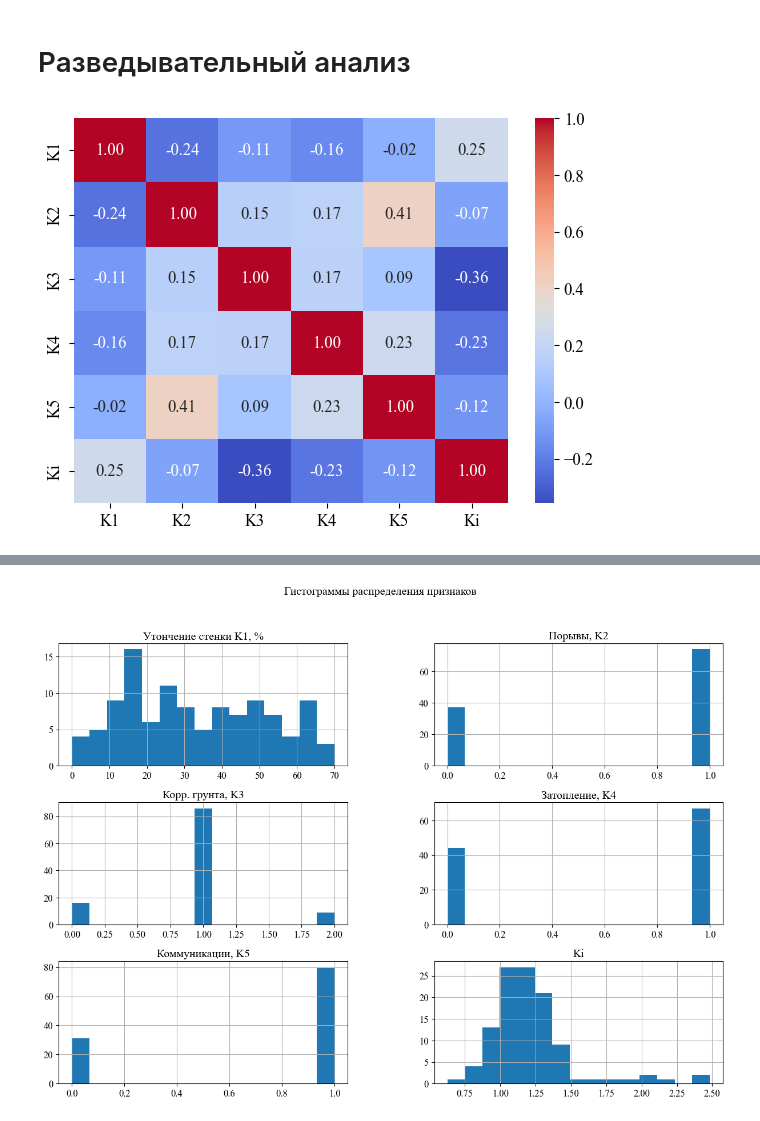
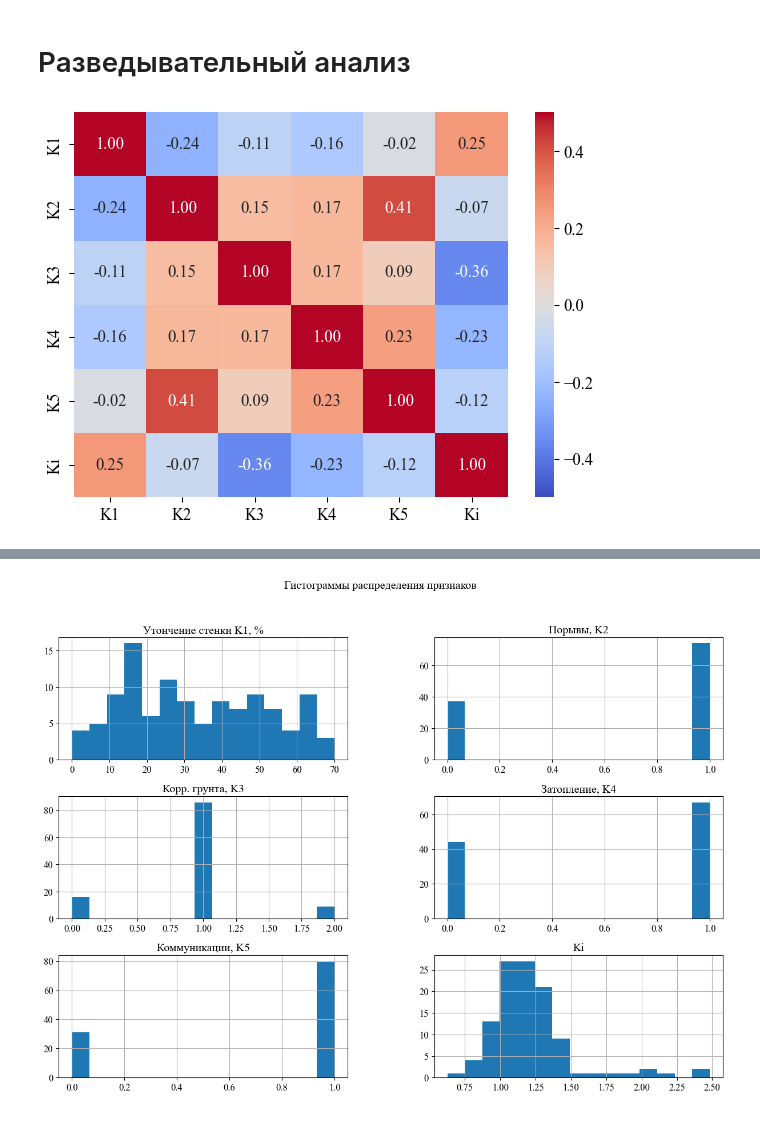
Before and after one commit to caapel/Failure_rate, a Jupyter notebook: Failure_rate.ipynb, the cells around one changed output, grey strips where cells are left out. Drawn from its saved outputs; the diff is of its cells as text; code cells hidden in the pictures.

```diff
--- a/Failure_rate.ipynb
+++ b/Failure_rate.ipynb
@@ -137,10 +137,10 @@ corr_matrix = df_common_corr.corr()
 # %%
 plt.figure(figsize=(7, 5))
 plt.rcParams['font.family'] = 'Times New Roman'
 plt.rcParams['font.size'] = 12
-sns.heatmap(corr_matrix, annot=True, fmt=".2f", cmap='coolwarm', cbar=True)
+sns.heatmap(corr_matrix, annot=True, fmt=".2f", cmap='coolwarm', cbar=True, center=None, vmin=-0.5, vmax=0.5)
 #plt.title('Матрица корреляции')
 plt.savefig('corr_matrix.png', dpi = 300, transparent = True)
 plt.show()
 # %% [output]
-[figure, old version]
+[figure, new version]
```
Also changed, not shown: parts of 3 cells of this notebook.
